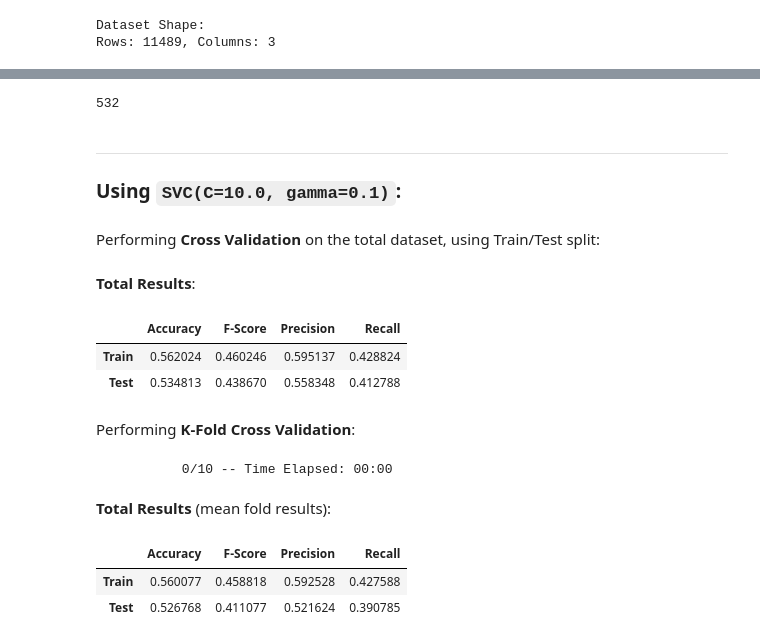
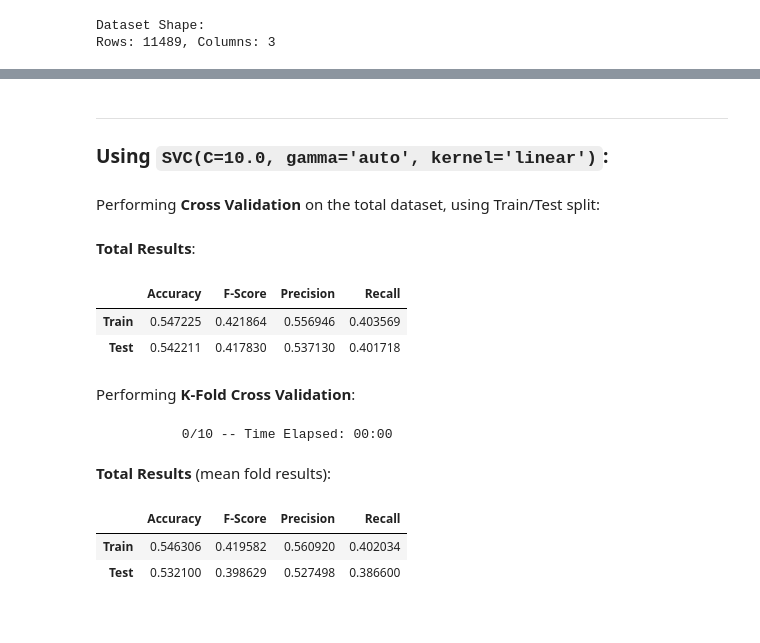
Before and after one commit to pspanoudakis/Data-Mining-Techniques-Projects, a Jupyter notebook: project2/GoodreadsBooks.ipynb, the cells around one changed output, grey strips where cells are left out. Saved outputs shown, nothing was run; the diff lists cells and outputs as text; code cells hidden in the pictures.

```diff
--- a/project2/GoodreadsBooks.ipynb
+++ b/project2/GoodreadsBooks.ipynb
@@ -780,7 +843,7 @@ X, Y = classifier.createTrainingData(
     booksDf=svcData,
     vectorSize=200,
     shuffle=True,
-    scale=True
+    scale=False
 )
 # %%
 split = StratifiedShuffleSplit(n_splits=1, test_size=0.2)
@@ -799,16 +862,16 @@ for kernel, gammaRange in (
             kernel=[kernel]
         ),
         cv=split,
-        verbose=4,
+        verbose=2,
         n_jobs=-1,
         refit=False
     )
     grid.fit(X, Y)
-    printMd(f'The highest scoring parameter combination was: **`{grid.best_params_}`**')
+    printMd(f'Highest scoring parameter combination was: **`{grid.best_params_}`** ({grid.best_score_ * 100:.2f}%)')
     grids.append(grid)
 
-grids = sorted(grids, key=lambda g: g.best_score_)
-printMd(f'The highest scoring parameter combination (in total):\n**`{grids[0].best_params_}`**')
+grids = sorted(grids, key=lambda g: g.best_score_, reverse=True)
+printMd(f'***\nBest scoring parameter combination (in total):\n**`{grids[0].best_params_}`** ({grids[0].best_score_ * 100:.2f}%)')
 # %% [output]
 ### Using kernel: `linear`
 Fitting 1 folds for each of 3 candidates, totalling 3 fits
@@ -836,33 +885,29 @@ The highest scoring parameter combination (in total):
-# %%
-gc.collect()
-# %% [output]
-532
 # %%
-svcFactory = lambda: SVC(**grid.best_params_)
+svcFactory = lambda: SVC(**grids[0].best_params_)
 
 model = svcFactory()
 printMd(f'***\n### Using `{model}`:')
 
 printMd(f'Performing **Cross Validation** on the total dataset, using Train/Test split:')
 results = classifier.performCrossValidation(model)
 printMd('**Total Results**:')
 display(results)
 
 printMd(f'Performing **K-Fold Cross Validation**:')
 results = classifier.performKFold(k=10, modelFactory=svcFactory, verbose=True)
 printMd('**Total Results** (mean fold results):')
 display(results)
 # %% [output]
 ***
-### Using `SVC(C=10.0, gamma=0.1)`:
+### Using `SVC(C=10.0, gamma='auto', kernel='linear')`:
 Performing **Cross Validation** on the total dataset, using Train/Test split:
 **Total Results**:
 |  | Accuracy | F-Score | Precision | Recall |
-| Train | 0.562024 | 0.460246 | 0.595137 | 0.428824 |
-| Test | 0.534813 | 0.438670 | 0.558348 | 0.412788 |
+| Train | 0.547225 | 0.421864 | 0.556946 | 0.403569 |
+| Test | 0.542211 | 0.417830 | 0.537130 | 0.401718 |
 Performing **K-Fold Cross Validation**:
            0/10 -- Time Elapsed: 00:00
 **Total Results** (mean fold results):
 |  | Accuracy | F-Score | Precision | Recall |
-| Train | 0.560077 | 0.458818 | 0.592528 | 0.427588 |
-| Test | 0.526768 | 0.411077 | 0.521624 | 0.390785 |
+| Train | 0.546306 | 0.419582 | 0.560920 | 0.402034 |
+| Test | 0.532100 | 0.398629 | 0.527498 | 0.386600 |
```
Also changed, not shown: parts of 11 cells of this notebook.
